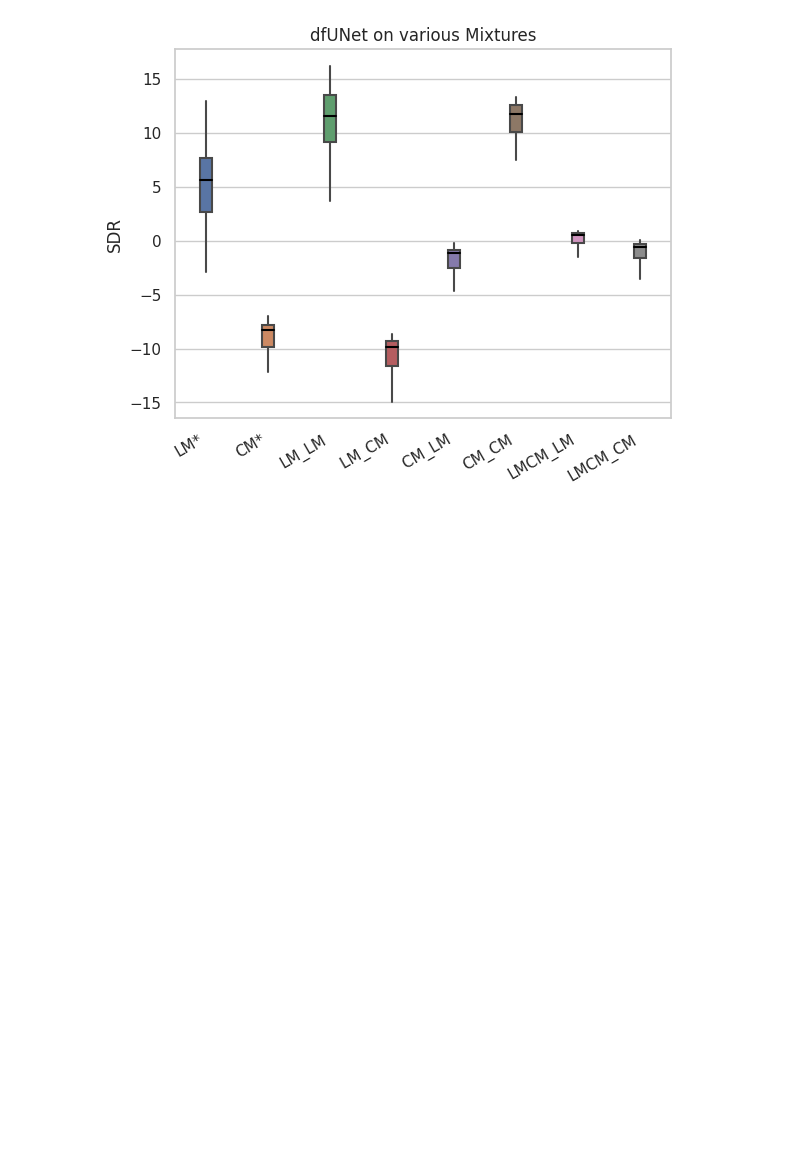
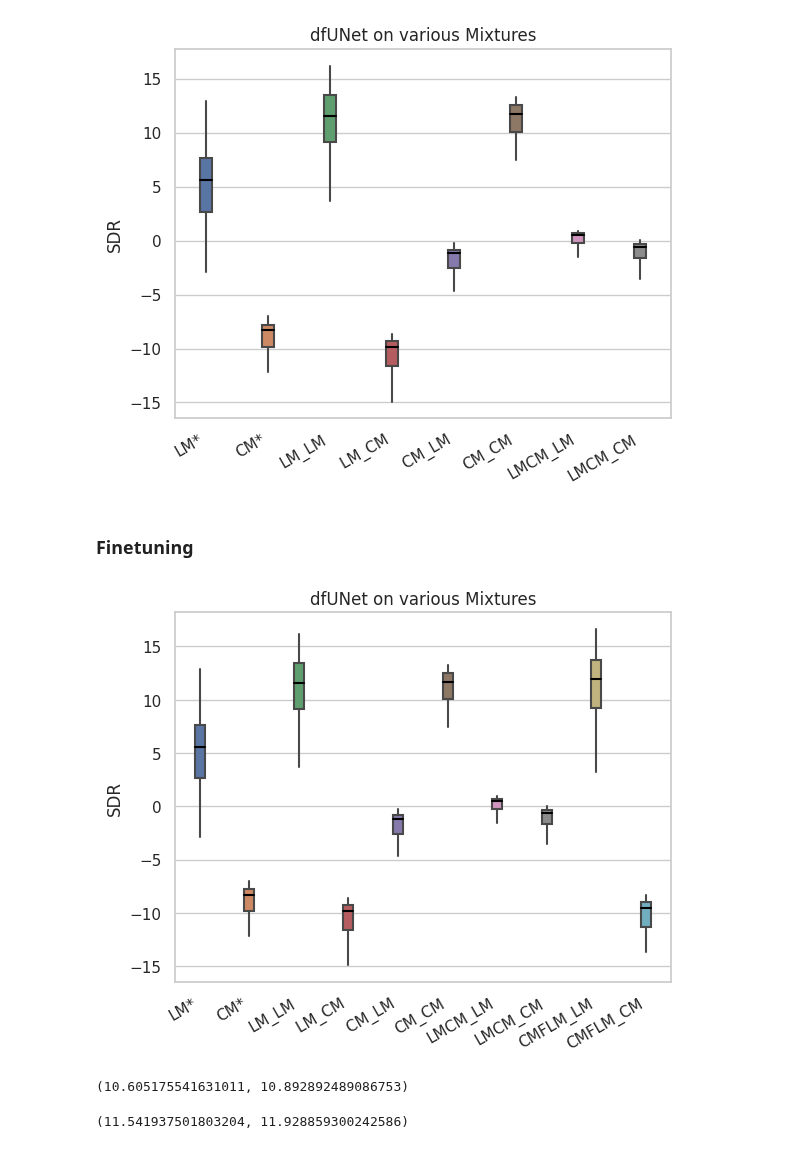
Before and after one commit to its-rajesh/Audio-Bleeding-Removal, a Jupyter notebook: RBox.ipynb, the cells around one changed output. Saved outputs shown, nothing was run; the diff lists cells and outputs as text; code cells hidden in the pictures; blank space fills up the shorter version.

```diff
--- a/RBox.ipynb
+++ b/RBox.ipynb
@@ -20,7 +27,10 @@ path3 = "/home/rajesh/Desktop/Clean/CAE/"
 cae1 = pd.read_csv(path3+'cae_sdr1.csv')
 cae2 = pd.read_csv(path3+'cae_sdr2.csv')
 # %%
+# dfUNet: dialated full U Net
 path4 = "/home/rajesh/Desktop/Clean/dfUNet/"
+
+# Seperate models
 dfunet1_lm_lm = pd.read_csv(path4+'LM_Model/LM_Test/dfUNet_sdr1.csv')
 dfunet2_lm_lm = pd.read_csv(path4+'LM_Model/LM_Test/dfUNet_sdr2.csv')
 
@@ -33,9 +43,17 @@ dfunet2_cm_lm = pd.read_csv(path4+'CM_Model/LM_Test/dfUNetcm_sdr2_lm.csv')
 dfunet1_cm_cm = pd.read_csv(path4+'CM_Model/CM_Test/dfUNetcm_sdr1_cm.csv')
 dfunet2_cm_cm = pd.read_csv(path4+'CM_Model/CM_Test/dfUNetcm_sdr2_cm.csv')
 
+# Combined model
 dfunet1_lmcm_cm = pd.read_csv(path4+'LMCM_Model/CM_Test/dfUNetlmcm_sdr1_cm.csv')
 dfunet2_lmcm_cm = pd.read_csv(path4+'LMCM_Model/CM_Test/dfUNetlmcm_sdr2_cm.csv')
 
 dfunet1_lmcm_lm = pd.read_csv(path4+'LMCM_Model/LM_Test/dfUNetlmcm_sdr1_lm.csv')
 dfunet2_lmcm_lm = pd.read_csv(path4+'LMCM_Model/LM_Test/dfUNetlmcm_sdr2_lm.csv')
+
+# Finetuned models
+dfunet1_cmflm_lm = pd.read_csv(path4+'CM_FinetunedLM/dfUNetcmflm_sdr1_lm.csv')
+dfunet2_cmflm_lm = pd.read_csv(path4+'CM_FinetunedLM/dfUNetcmflm_sdr2_lm.csv')
+
+dfunet1_cmflm_cm = pd.read_csv(path4+'CM_FinetunedLM/dfUNetcmflm_sdr1_cm.csv')
+dfunet2_cmflm_cm = pd.read_csv(path4+'CM_FinetunedLM/dfUNetcmflm_sdr2_cm.csv')
 # %%
@@ -204,3 +234,41 @@ ax.plot()
 plt.show()
 # %% [output]
 [figure]
+# %% [markdown]
+### **Finetuning**
+# %%
+finetuningsdr1 = [dfunet1_lm_lm['Overall sdr'][:100],
+        dfunet1_lm_cm['Overall sdr'][:100],
+        dfunet1_lm_lm['Pred Overall sdr'][:100],
+        dfunet1_lm_cm['Pred Overall sdr'][:100],
+        dfunet1_cm_lm['Pred Overall sdr'][:100],
+       dfunet1_cm_cm['Pred Overall sdr'][:100],
+       dfunet1_lmcm_lm['Pred Overall sdr'][:100],
+       dfunet1_lmcm_cm['Pred Overall sdr'][:100],
+                 dfunet1_cmflm_lm['Pred Overall sdr'][:100],
+                 dfunet1_cmflm_cm['Pred Overall sdr'][:100]]
+# %%
+my_clr = {0: "g", 1: "r", 2: "y", 3:"m", 4:"b", 5:"c", 6:"orange", 7:"grey", 8:'white', 9:'black'}
+sns.set(style="whitegrid")
+
+ax = sns.boxplot(
+    data=finetuningsdr1,
+    notch=False, showcaps=False,  showfliers = False,
+    flierprops={"marker": "x"},
+    medianprops={"color": "black"}, width=0.2
+)
+ax.set(xlabel='', ylabel='SDR', title='dfUNet on various Mixtures')
+ax.set_xticklabels([ 'LM*','CM*', 'LM_LM', ' LM_CM', ' CM_LM', 'CM_CM', 'LMCM_LM', 'LMCM_CM', 'CMFLM_LM', 'CMFLM_CM'])
+plt.xticks(rotation=30, ha='right')
+ax.plot()
+plt.show()
+# %% [output]
+[figure, added]
+# %%
+np.mean(dfunet1_lm_lm['Pred Overall sdr'][:100]), np.mean(dfunet1_cmflm_lm['Pred Overall sdr'][:100])
+# %% [output]
+(10.605175541631011, 10.892892489086753)
+# %%
+np.median(dfunet1_lm_lm['Pred Overall sdr'][:100]), np.median(dfunet1_cmflm_lm['Pred Overall sdr'][:100])
+# %% [output]
+(11.541937501803204, 11.928859300242586)
```
Also changed, not shown: parts of 24 cells of this notebook.
